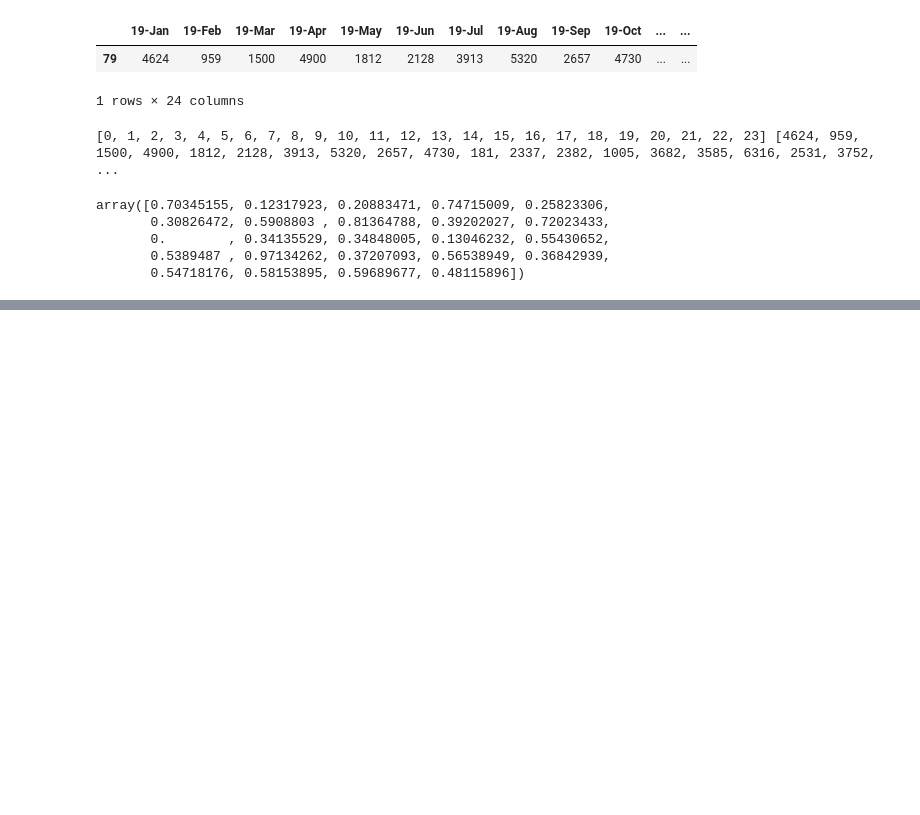
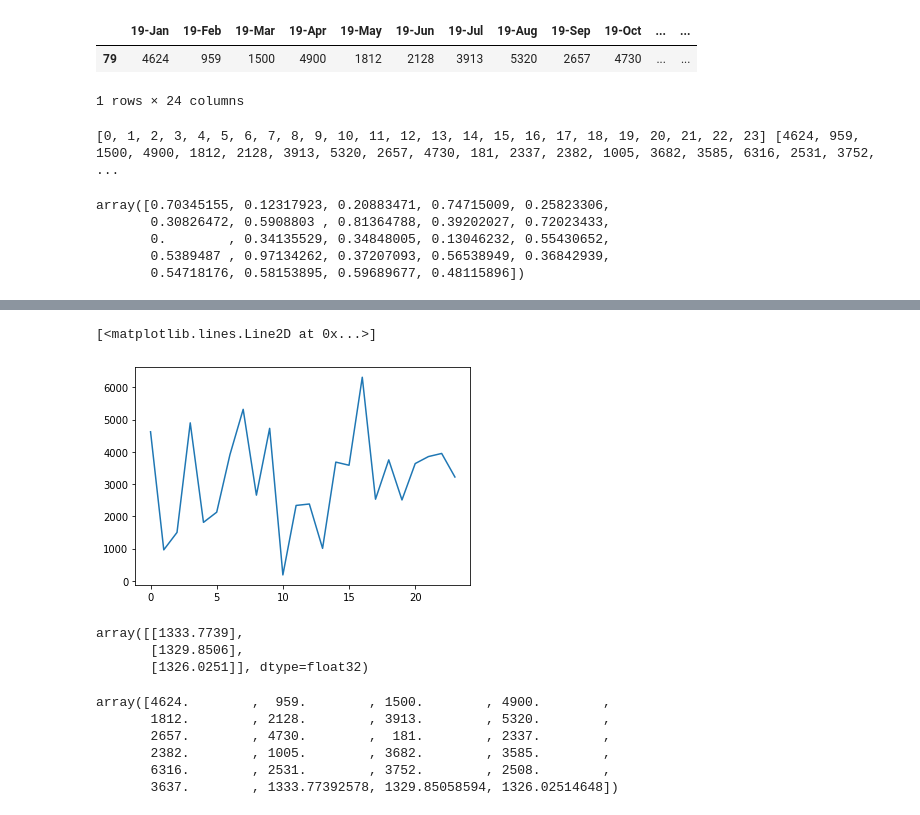
Before and after one commit to IritaSee/product_performance_blstm, a Jupyter notebook: blstm.ipynb, the cells around one changed output, grey strips where cells are left out. Saved outputs shown, nothing was run; the diff lists cells and outputs as text; code cells hidden in the pictures; blank space fills up the shorter version.

```diff
--- a/blstm.ipynb
+++ b/blstm.ipynb
@@ -168,0 +174,15 @@ Epoch 200/200
+# %%
+series = series * max
+series = series + min
+plt.plot(series)
+# %% [output]
+[<matplotlib.lines.Line2D at 0x...>]
+[figure, added]
+# %%
+prediksi = prediksi * max
+prediksi = prediksi + min
+prediksi
+# %% [output]
+array([[1333.7739],
+       [1329.8506],
+       [1326.0251]], dtype=float32)
@@ -168,0 +193,9 @@ Epoch 200/200
+# %%
+hasil
+# %% [output]
+array([4624.        ,  959.        , 1500.        , 4900.        ,
+       1812.        , 2128.        , 3913.        , 5320.        ,
+       2657.        , 4730.        ,  181.        , 2337.        ,
+       2382.        , 1005.        , 3682.        , 3585.        ,
+       6316.        , 2531.        , 3752.        , 2508.        ,
+       3637.        , 1333.77392578, 1329.85058594, 1326.02514648])
```
Also changed, not shown: parts of 12 cells of this notebook, 2 other files.
